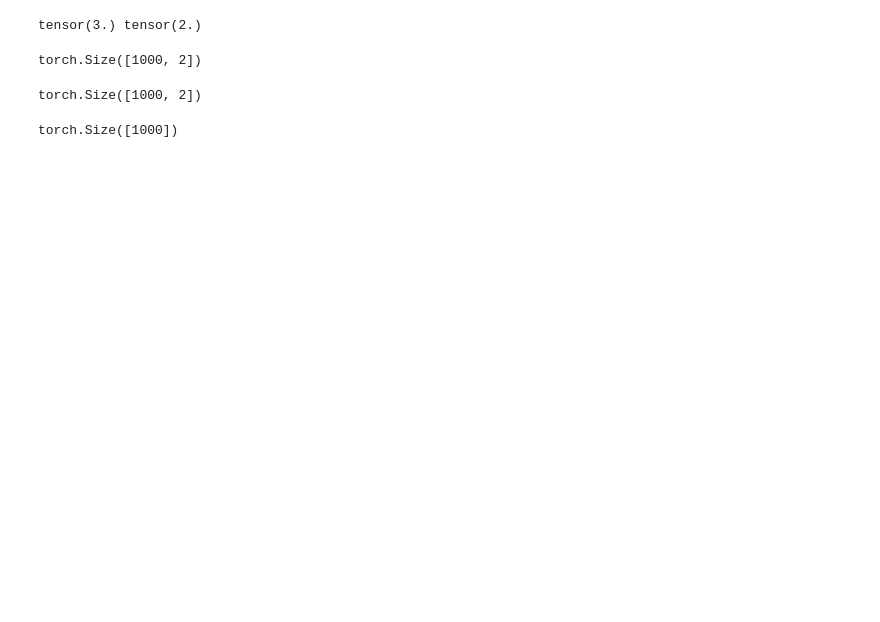
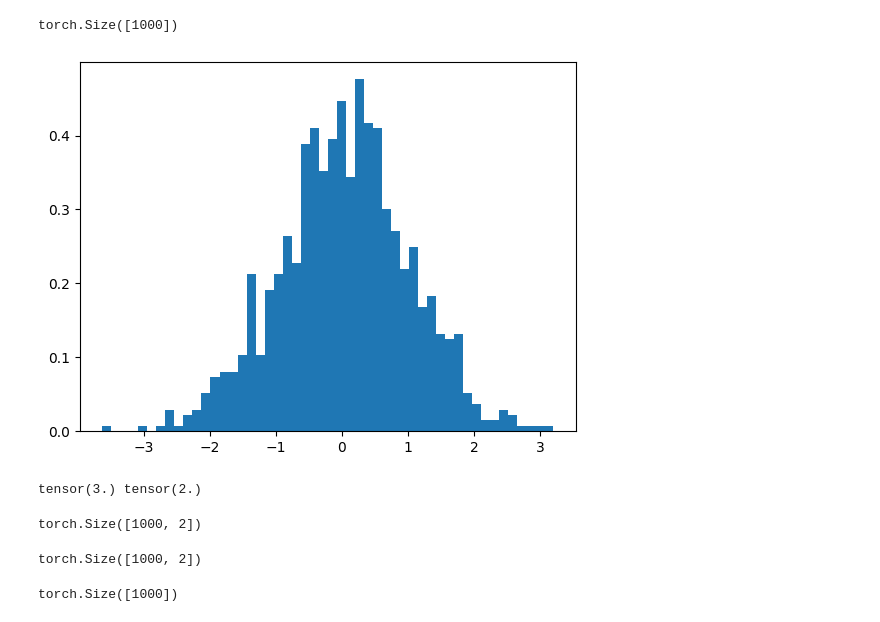
Before and after one commit to JuliaLinhart/diffusions-for-sbi, a Jupyter notebook: notebooks/diffused_priors.ipynb, the cells around one changed output. Drawn from its saved outputs; the diff is of its cells as text; code cells hidden in the pictures; blank space fills up the shorter version.

```diff
--- a/notebooks/diffused_priors.ipynb
+++ b/notebooks/diffused_priors.ipynb
@@ -39,3 +39,30 @@ torch.Size([1000])
+# %%
+def euler_sde_sampler_fwd(dist, nsamples, beta, dim=2):
+    theta_t = dist.sample((nsamples,))
+    print(theta_t.shape)
+
+    time_pts = torch.linspace(0, 1, 1000)  # (ntime_pts,)
+    for i in tqdm(range(len(time_pts) - 1)):
+        t = time_pts[i]
+        dt = time_pts[i + 1] - t
+
+        # calculate the drift and diffusion terms
+        f = -0.5 * beta(t) * theta_t
+        g = beta(t) ** 0.5
+
+        # euler-maruyama step
+        theta_t = theta_t + f * dt + g * torch.randn_like(theta_t) * torch.abs(dt) ** 0.5
+        assert not torch.isnan(theta_t).any()
+    return theta_t.detach()
+# %%
+from nse import NSE
+nse = NSE(1,1)
+samples = euler_sde_sampler_fwd(prior_gamma, 1000, nse.beta, dim=1)
+plt.hist(samples, bins=50, density=True)
+plt.show()
+# %% [output]
+torch.Size([1000])
+[figure, added]
 # %%
 def euler_sde_sampler(score_fn, nsamples, beta, dim=2):
     if dim > 1:
```
Also changed, not shown: parts of 4 cells of this notebook, 1 other file.
